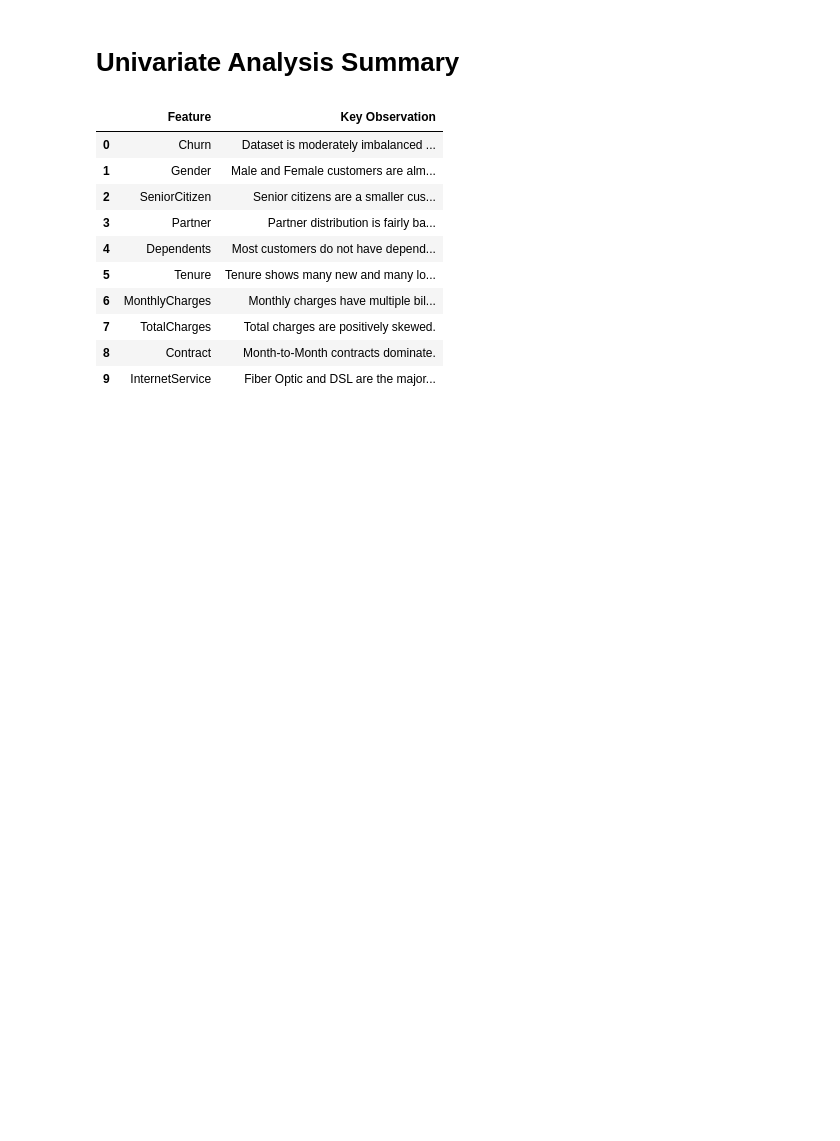
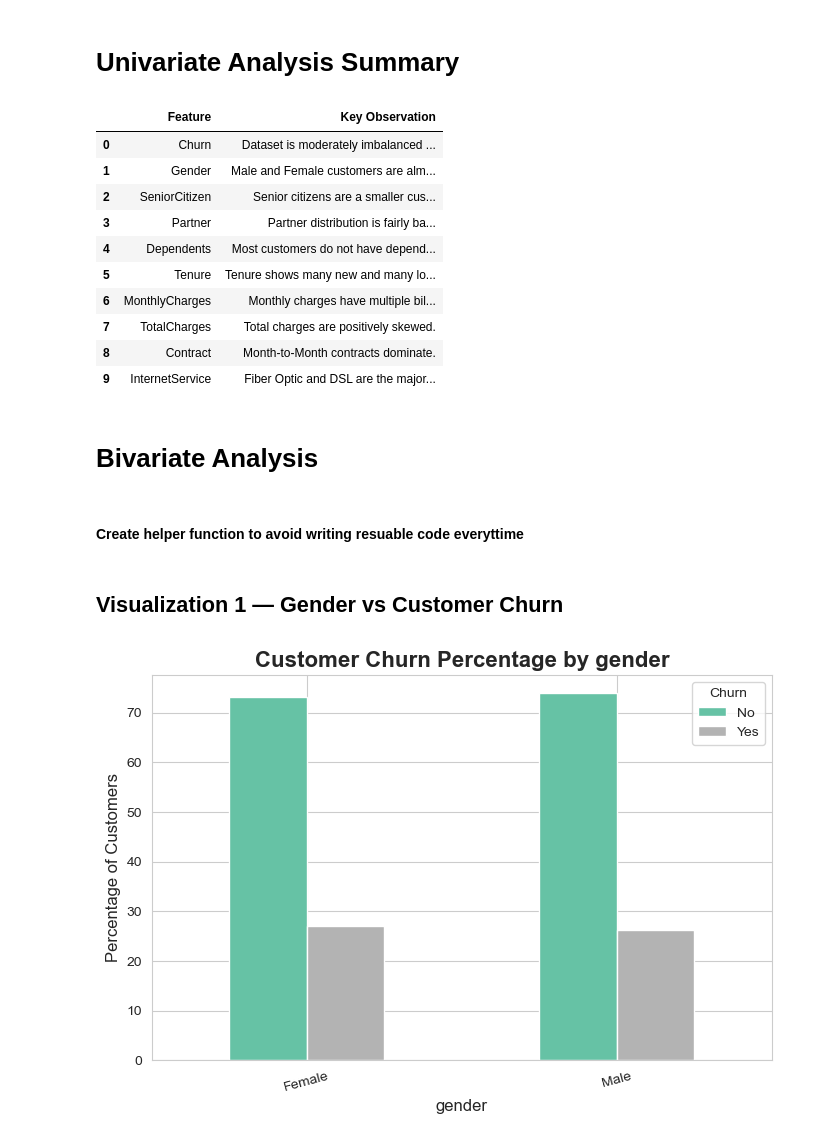
Before and after one commit to ARCHITTOMAR15/telco-customer-churn-prediction, a Jupyter notebook: notebooks/02_eda.ipynb, the cells around one changed output. Drawn from its saved outputs; the diff is of its cells as text; code cells hidden in the pictures; blank space fills up the shorter version.

```diff
--- a/notebooks/02_eda.ipynb
+++ b/notebooks/02_eda.ipynb
@@ -345,3 +345,25 @@ univariate_summary
 | 7 | TotalCharges | Total charges are positively skewed. |
 | 8 | Contract | Month-to-Month contracts dominate. |
 | 9 | InternetService | Fiber Optic and DSL are the major... |
+# %% [markdown]
+# Bivariate Analysis
+# %% [markdown]
+#### Create helper function to avoid writing resuable code everyttime
+# %%
+def churn_percentage(feature):
+    churn_rate=(pd.crosstab(df[feature],df["Churn"],normalize="index")*100)
+
+    churn_rate.plot(kind="bar",stacked=False,figsize=(8,5),colormap="Set2")
+    plt.title(f"Customer Churn Percentage by {feature}")
+    plt.ylabel("Percentage of Customers")
+    plt.xlabel(feature)
+    plt.legend(title="Churn")
+    plt.xticks(rotation=15)
+
+    plt.show()
+# %% [markdown]
+## Visualization 1 — Gender vs Customer Churn
+# %%
+churn_percentage("gender")
+# %% [output]
+[figure, added]
```
Also changed, not shown: parts of 93 cells of this notebook, 5 other files.
